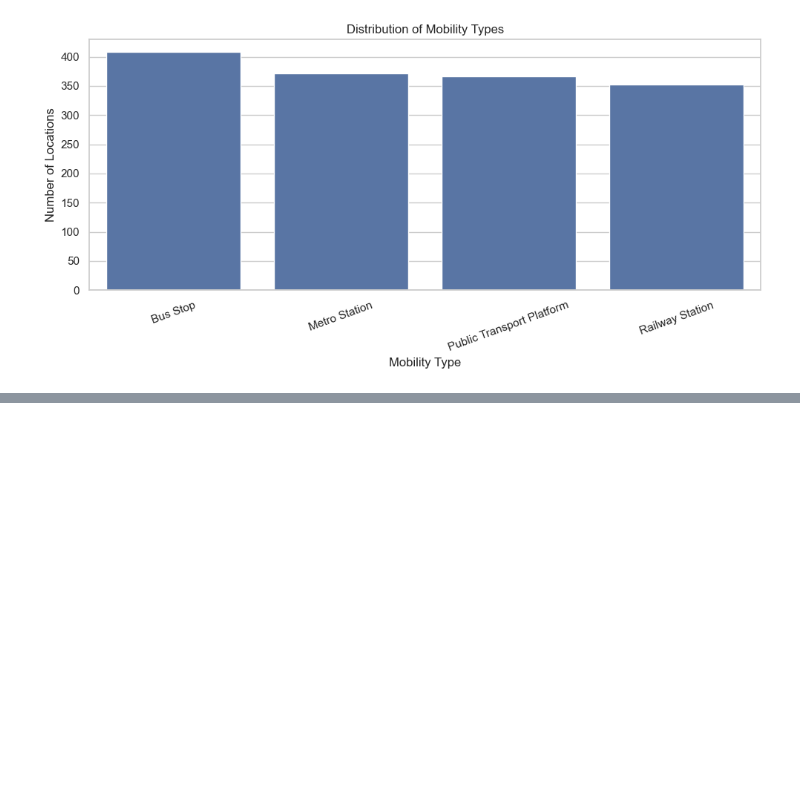
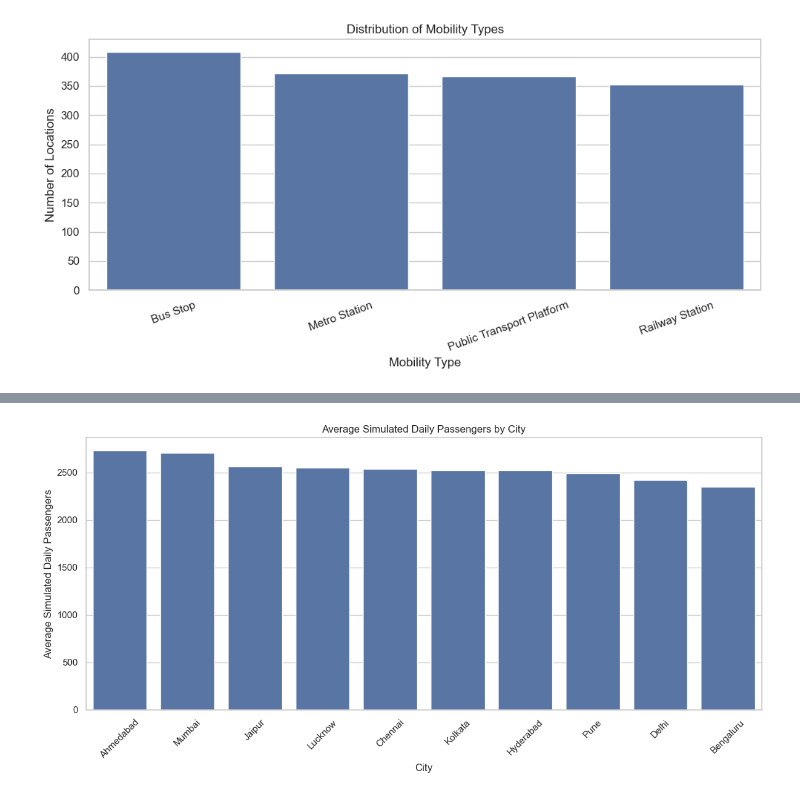
Before and after one commit to aravind541/GeoPulse-Retail-Mobility-Analytics, a Jupyter notebook: GeoPulse_EDA.ipynb, the cells around one changed output, grey strips where cells are left out. Saved outputs shown, nothing was run; the diff lists cells and outputs as text; code cells hidden in the pictures; blank space fills up the shorter version.

```diff
--- a/GeoPulse_EDA.ipynb
+++ b/GeoPulse_EDA.ipynb
@@ -452,0 +488,10 @@ plt.show()
+# %%
+city_passengers = mobility_df.groupby("city")[
+    "simulated_daily_passengers"
+].agg(["count", "mean", "median", "sum"])
+
+city_passengers = city_passengers.sort_values(
+    by="mean", ascending=False
+)
+
+city_passengers
@@ -452,0 +511,20 @@ plt.show()
+# %%
+plt.figure(figsize=(12, 6))
+
+sns.barplot(
+    data=mobility_df,
+    x="city",
+    y="simulated_daily_passengers",
+    estimator="mean",
+    errorbar=None,
+    order=city_passengers.index
+)
+
+plt.title("Average Simulated Daily Passengers by City")
+plt.xlabel("City")
+plt.ylabel("Average Simulated Daily Passengers")
+plt.xticks(rotation=45)
+plt.tight_layout()
+plt.show()
+# %% [output]
+[figure, added]
```
Also changed, not shown: parts of 9 cells of this notebook, 1 other file.
